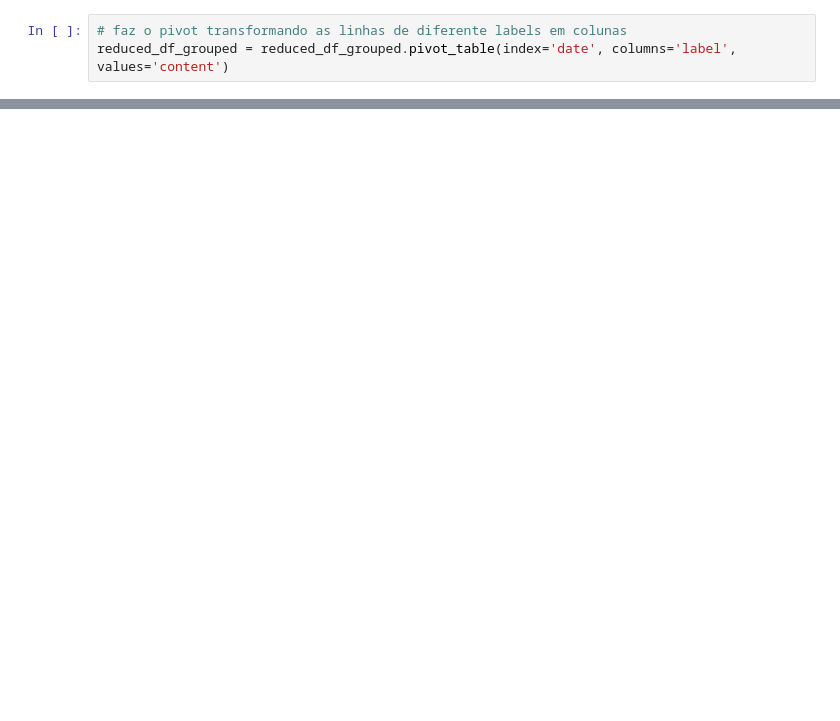
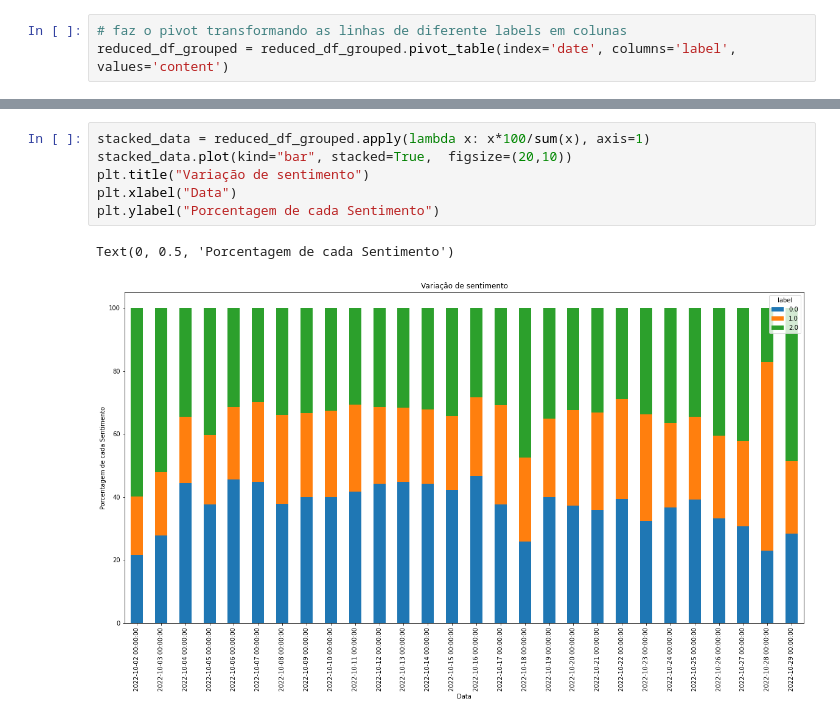
Before and after one commit to EliseuODaniel/analise_de_sentimentos_eleicao, a Jupyter notebook: analise_sentimento_com_bert_Tweets_lula.ipynb, the cells around one changed output, grey strips where cells are left out. Saved outputs shown, nothing was run; the diff lists cells and outputs as text; blank space fills up the shorter version.

```diff
--- a/analise_sentimento_com_bert_Tweets_lula.ipynb
+++ b/analise_sentimento_com_bert_Tweets_lula.ipynb
@@ -489,0 +463,9 @@ reduced_df_grouped.plot(kind='bar', stacked=True, figsize=(20,10))
+# %%
+stacked_data = reduced_df_grouped.apply(lambda x: x*100/sum(x), axis=1)
+stacked_data.plot(kind="bar", stacked=True,  figsize=(20,10))
+plt.title("Variação de sentimento")
+plt.xlabel("Data")
+plt.ylabel("Porcentagem de cada Sentimento")
+# %% [output]
+Text(0, 0.5, 'Porcentagem de cada Sentimento')
+[figure, added]
```
Also changed, not shown: parts of 16 cells of this notebook.
